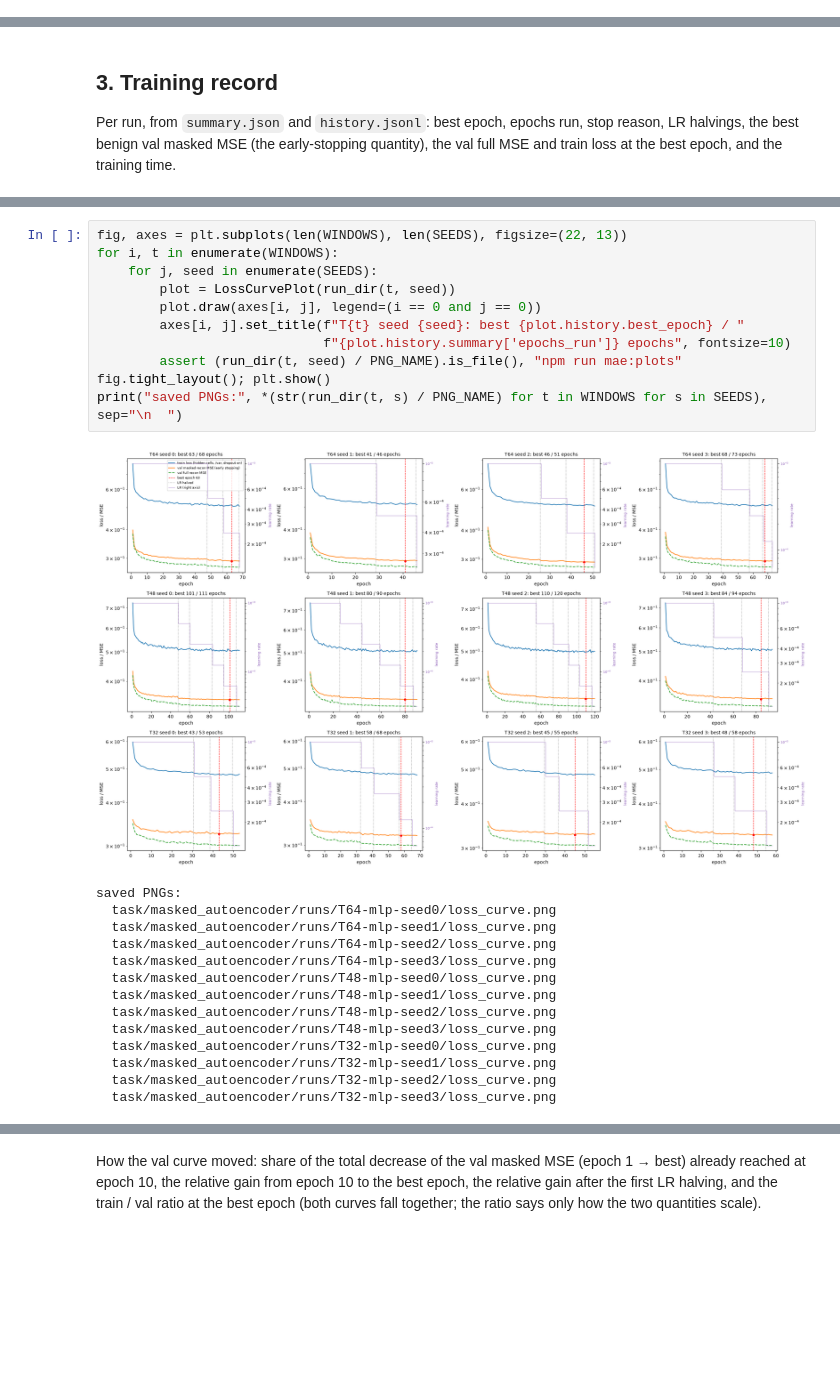
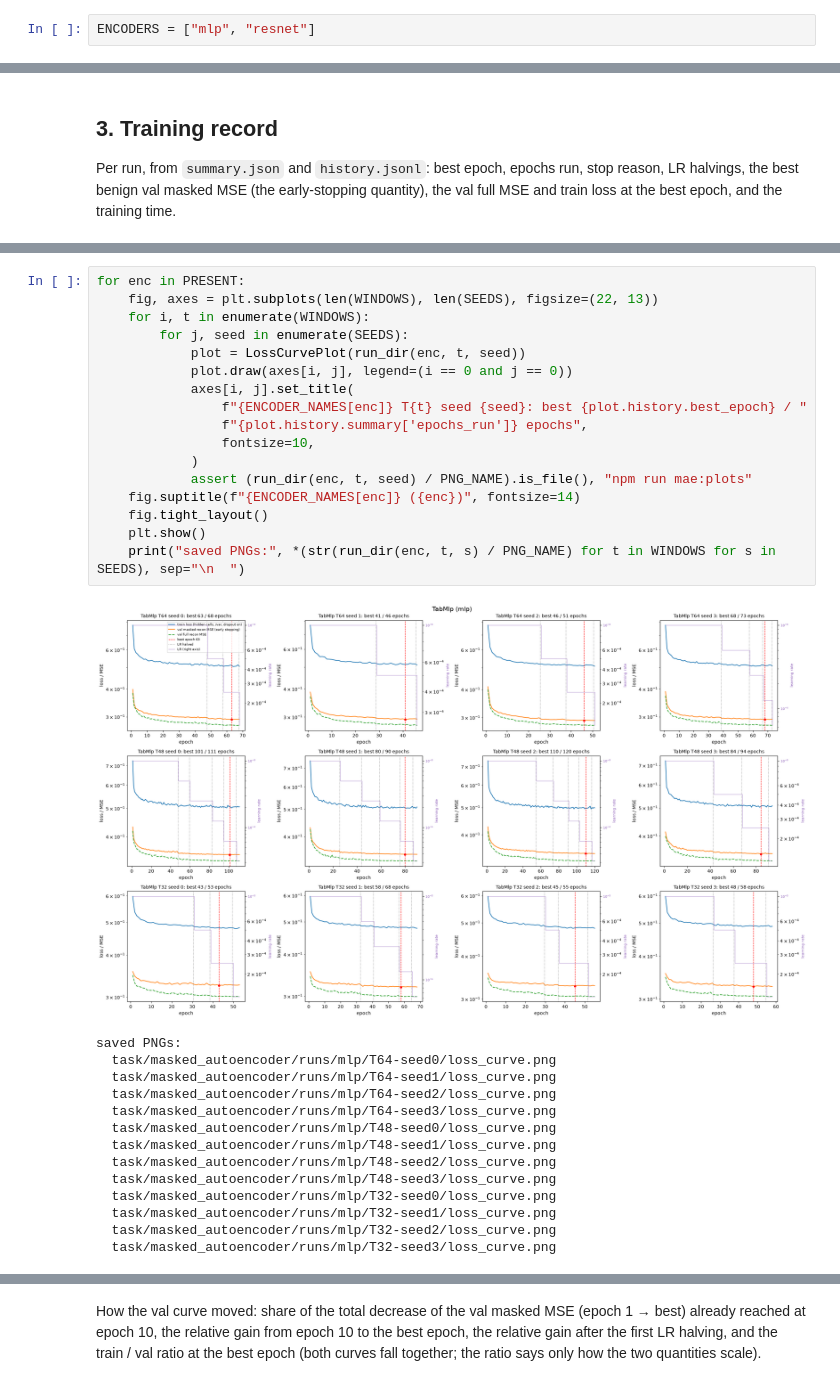
Before and after one commit to bibekgupta3333/sybil-llm, a Jupyter notebook: task/masked_autoencoder/masked_autoencoder.ipynb, the cells around one changed output, grey strips where cells are left out. Cells and saved outputs as stored; diff of their text form; blank space fills up the shorter version.

```diff
--- a/task/masked_autoencoder/masked_autoencoder.ipynb
+++ b/task/masked_autoencoder/masked_autoencoder.ipynb
@@ -20 +25,3 @@ one-class ConvAE, 7 analysis. Side experiment, not the thesis TimesNet model.
+# %%
+ENCODERS = ["mlp", "resnet"]
 # %% [markdown]
@@ -238,28 +338,34 @@ grey dotted = LR halved; purple = LR (right axis). The training loss and the val
 their vertical gap is not a generalisation gap. In short: **training minimises the variance-normalised loss; early
 stopping, the LR schedule and all three test scores use the plain MSE on the z-scored features.**
 # %%
-fig, axes = plt.subplots(len(WINDOWS), len(SEEDS), figsize=(22, 13))
-for i, t in enumerate(WINDOWS):
-    for j, seed in enumerate(SEEDS):
-        plot = LossCurvePlot(run_dir(t, seed))
-        plot.draw(axes[i, j], legend=(i == 0 and j == 0))
-        axes[i, j].set_title(f"T{t} seed {seed}: best {plot.history.best_epoch} / "
-                             f"{plot.history.summary['epochs_run']} epochs", fontsize=10)
-        assert (run_dir(t, seed) / PNG_NAME).is_file(), "npm run mae:plots"
-fig.tight_layout(); plt.show()
-print("saved PNGs:", *(str(run_dir(t, s) / PNG_NAME) for t in WINDOWS for s in SEEDS), sep="\n  ")
+for enc in PRESENT:
+    fig, axes = plt.subplots(len(WINDOWS), len(SEEDS), figsize=(22, 13))
+    for i, t in enumerate(WINDOWS):
+        for j, seed in enumerate(SEEDS):
+            plot = LossCurvePlot(run_dir(enc, t, seed))
+            plot.draw(axes[i, j], legend=(i == 0 and j == 0))
+            axes[i, j].set_title(
+                f"{ENCODER_NAMES[enc]} T{t} seed {seed}: best {plot.history.best_epoch} / "
+                f"{plot.history.summary['epochs_run']} epochs",
+                fontsize=10,
+            )
+            assert (run_dir(enc, t, seed) / PNG_NAME).is_file(), "npm run mae:plots"
+    fig.suptitle(f"{ENCODER_NAMES[enc]} ({enc})", fontsize=14)
+    fig.tight_layout()
+    plt.show()
+    print("saved PNGs:", *(str(run_dir(enc, t, s) / PNG_NAME) for t in WINDOWS for s in SEEDS), sep="\n  ")
 # %% [output]
-[figure, old version]
+[figure, new version]
 saved PNGs:
-  task/masked_autoencoder/runs/T64-mlp-seed0/loss_curve.png
-  task/masked_autoencoder/runs/T64-mlp-seed1/loss_curve.png
-  task/masked_autoencoder/runs/T64-mlp-seed2/loss_curve.png
-  task/masked_autoencoder/runs/T64-mlp-seed3/loss_curve.png
-  task/masked_autoencoder/runs/T48-mlp-seed0/loss_curve.png
-  task/masked_autoencoder/runs/T48-mlp-seed1/loss_curve.png
-  task/masked_autoencoder/runs/T48-mlp-seed2/loss_curve.png
-  task/masked_autoencoder/runs/T48-mlp-seed3/loss_curve.png
-  task/masked_autoencoder/runs/T32-mlp-seed0/loss_curve.png
-  task/masked_autoencoder/runs/T32-mlp-seed1/loss_curve.png
-  task/masked_autoencoder/runs/T32-mlp-seed2/loss_curve.png
-  task/masked_autoencoder/runs/T32-mlp-seed3/loss_curve.png
+  task/masked_autoencoder/runs/mlp/T64-seed0/loss_curve.png
+  task/masked_autoencoder/runs/mlp/T64-seed1/loss_curve.png
+  task/masked_autoencoder/runs/mlp/T64-seed2/loss_curve.png
+  task/masked_autoencoder/runs/mlp/T64-seed3/loss_curve.png
+  task/masked_autoencoder/runs/mlp/T48-seed0/loss_curve.png
+  task/masked_autoencoder/runs/mlp/T48-seed1/loss_curve.png
+  task/masked_autoencoder/runs/mlp/T48-seed2/loss_curve.png
+  task/masked_autoencoder/runs/mlp/T48-seed3/loss_curve.png
+  task/masked_autoencoder/runs/mlp/T32-seed0/loss_curve.png
+  task/masked_autoencoder/runs/mlp/T32-seed1/loss_curve.png
+  task/masked_autoencoder/runs/mlp/T32-seed2/loss_curve.png
+  task/masked_autoencoder/runs/mlp/T32-seed3/loss_curve.png
```
Also changed, not shown: parts of 40 cells of this notebook, 35 other files.
